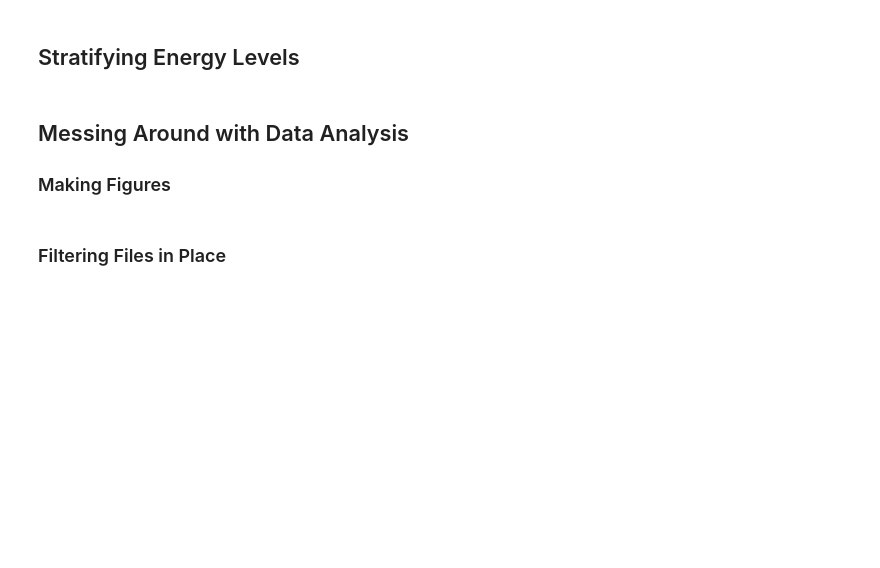
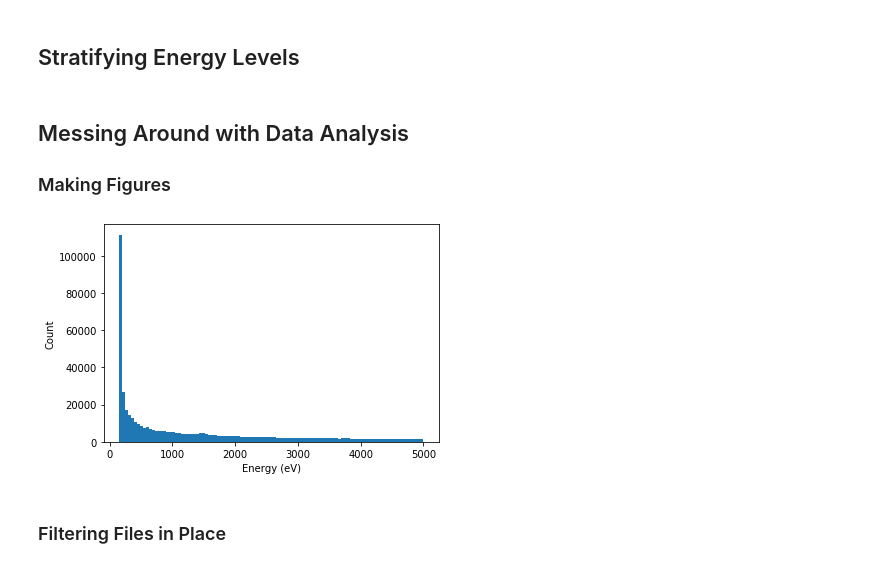
Before and after one commit to Optimal-Joke/Coreshine, a Jupyter notebook: Data File Info.ipynb, the cells around one changed output. Drawn from its saved outputs; the diff is of its cells as text; code cells hidden in the pictures; blank space fills up the shorter version.

```diff
--- a/Data File Info.ipynb
+++ b/Data File Info.ipynb
@@ -125,5 +171,17 @@ energy_8000_16000 = energy[(energy>=8000) & (energy<16000)]
 # %% [markdown]
 ## Messing Around with Data Analysis
 ### Making Figures
+# %%
+evt_data = fits.getdata(xmm_sample)
+energy = evt_data["PI"]
+min_thresh = energy>=0
+max_thresh = energy<5000
+e_band = energy[min_thresh & max_thresh]
+plt.hist(e_band, bins='auto')
+plt.xlabel("Energy (eV)")
+plt.ylabel("Count")
+plt.show()
+# %% [output]
+[figure, added]
 # %% [markdown]
 ### Filtering Files in Place
```
Also changed, not shown: parts of 13 cells of this notebook, 2 other files.
